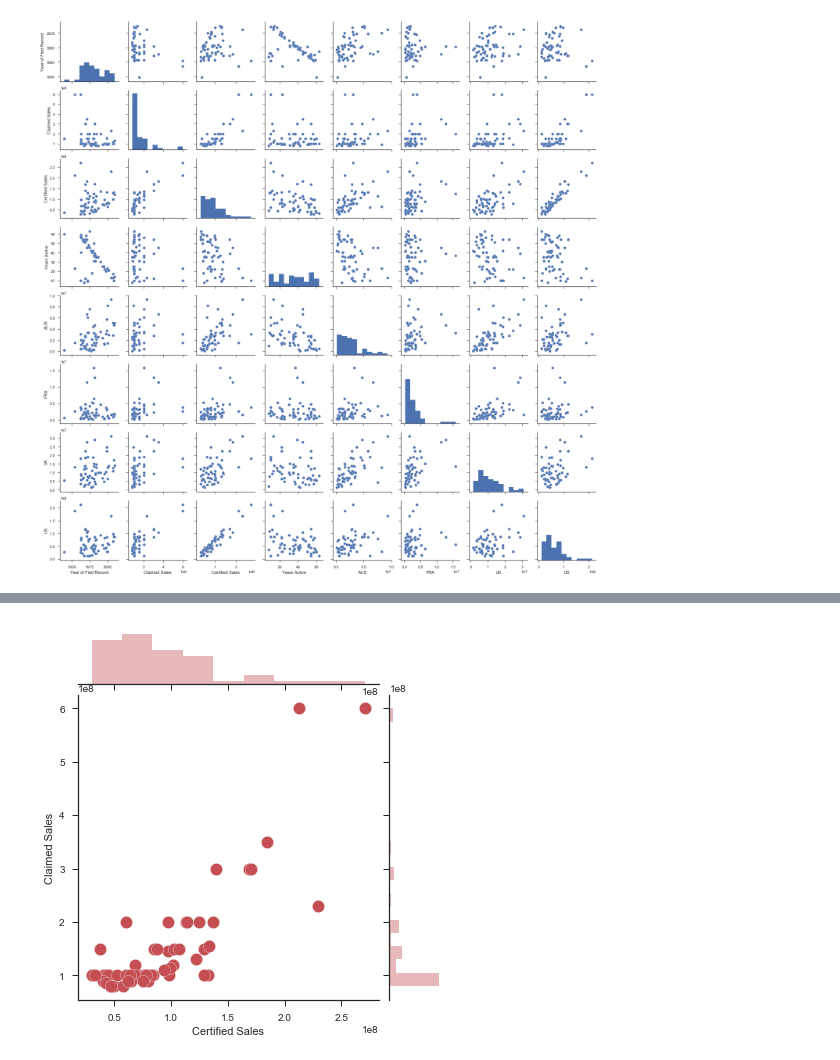
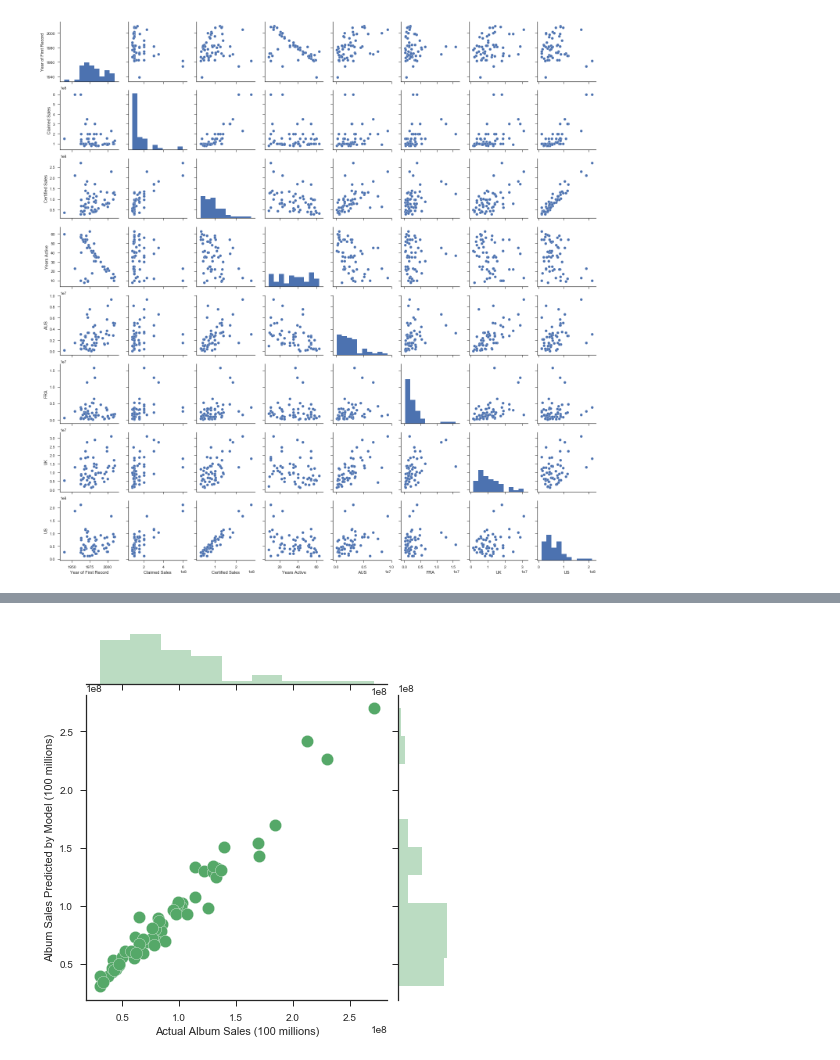
Before and after one commit to kpuryear/Puryear_Metis, a Jupyter notebook: Project2/Regression testing.ipynb, the cells around one changed output, grey strips where cells are left out. Drawn from its saved outputs; the diff is of its cells as text; code cells hidden in the pictures.

```diff
--- a/Project2/Regression testing.ipynb
+++ b/Project2/Regression testing.ipynb
@@ -92,0 +108,7 @@ dtype: object
+# %%
+#rename columns so there are no spaces
+df7 = df7.rename(index=str, columns={"Years Active": "Years",
+                               "Claimed Sales": "Claimed",
+                               "Certified Sales": "Sales",
+                               "Year of First Record": "Start"})
+df7.head()
@@ -92,0 +122,6 @@ dtype: object
+# %%
+y2, X2 = patsy.dmatrices('Sales ~ Start + Claimed + AUS + US', data=df7, return_type="dataframe")
+
+model = sm.OLS(y2, X2)
+fit2 = model.fit()
+fit2.summary()
@@ -93,6 +191,9 @@ dtype: object
 # %%
-g = sns.JointGrid(x="Certified Sales", y="Claimed Sales", data=df7)
-g = g.plot_joint(plt.scatter, color="r", s=150, edgecolor="white")
-g = g.plot_marginals(sns.distplot, kde=False, color="r")
+y_predicted = fit2.predict(X2)
+
+g = sns.JointGrid(x=df7["Sales"], y=fit2.predict(X2), data=df7)
+g = g.plot_joint(plt.scatter, color="g", s=150, edgecolor="white")
+g = g.plot_marginals(sns.distplot, kde=False, color="g")
+g = g.set_axis_labels(xlabel="Actual Album Sales (100 millions)",ylabel="Album Sales Predicted by Model (100 millions)")
 # %% [output]
-[figure, old version]
+[figure, new version]
```
Also changed, not shown: parts of 18 cells of this notebook.
